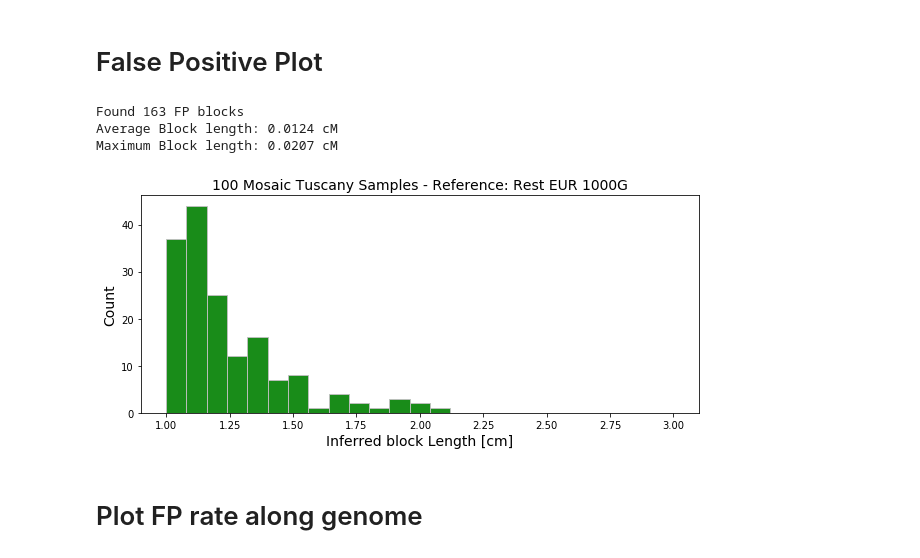
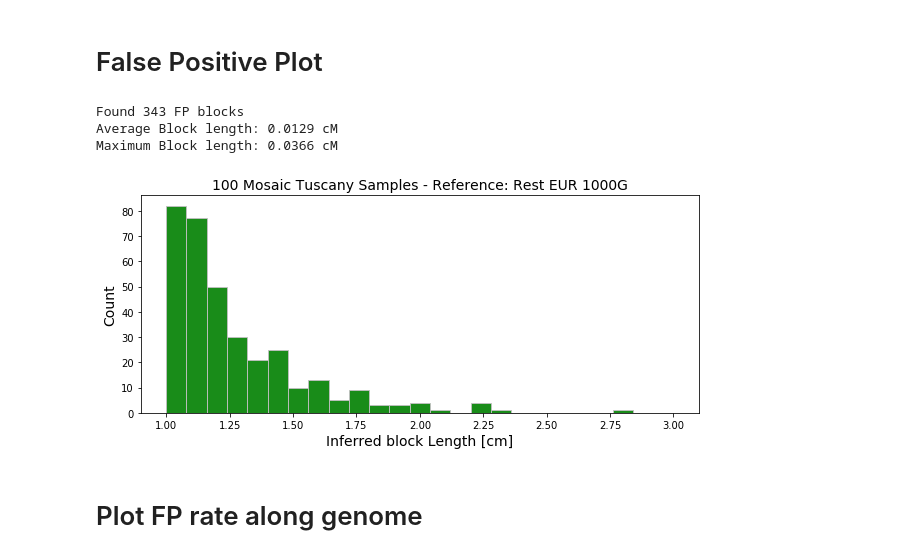
Before and after one commit to hringbauer/hapROH, a Jupyter notebook: Notebooks/Mosaic1000G_Analysis/1000G_Mosaic_analysis.ipynb, the cells around one changed output. Cells and saved outputs as stored; diff of their text form; code cells hidden in the pictures.

```diff
--- a/Notebooks/Mosaic1000G_Analysis/1000G_Mosaic_analysis.ipynb
+++ b/Notebooks/Mosaic1000G_Analysis/1000G_Mosaic_analysis.ipynb
@@ -299,10 +328,10 @@ plot_power(bl_lens=[1, 3, 5, 10], mosaic_folder = "../../Simulated/1000G_Mosaic/
 # %%
 def plot_fp_distribution(fs = 14, fs_l = 12, bins = np.linspace(1, 3, 26), xlim = (0, 13), figsize = (10, 4),
                         title = "100 Mosaic Tuscany Samples - Reference: Rest EUR 1000G",
-                         mosaic_folder = "../../Simulated/1000G_Mosaic/TSI/", ch=3, nr_iid = 100, blen_cm = 0):
+                         mosaic_folder = "../../Simulated/1000G_Mosaic/TSI/", ch=3, nr_iid = 100, blen_cm = 0, output_prefix=""):
     """ Plot the Distribution of false positive ROH calls"""
 
-    df_call_fp = collect_fp_df(mosaic_folder = mosaic_folder, ch = ch, nr_iid = nr_iid, blen_cm = blen_cm)
+    df_call_fp = collect_fp_df(mosaic_folder = mosaic_folder, ch = ch, nr_iid = nr_iid, blen_cm = blen_cm, output_prefix = output_prefix)
     false_power_statistics(df_call_fp)  # Do give some written statistics
 
 
@@ -316,13 +345,13 @@ def plot_fp_distribution(fs = 14, fs_l = 12, bins = np.linspace(1, 3, 26), xlim
     ax.set_xlabel("Inferred block Length [cm]", fontsize=fs)
     ax.set_ylabel("Count", fontsize=fs)
     plt.show()
-# %%
-plot_fp_distribution()
-# %% [output]
-Found 163 FP blocks
-Average Block length: 0.0124 cM
-Maximum Block length: 0.0207 cM
-[figure, removed]
+# %%
+plot_fp_distribution(ch=3, nr_iid = 100, blen_cm = 0, output_prefix="ROH385/", mosaic_folder = "../../Simulated/1000G_Mosaic/TSI5/")
+# %% [output]
+Found 343 FP blocks
+Average Block length: 0.0129 cM
+Maximum Block length: 0.0366 cM
+[figure, added]
 # %% [markdown]
 # Plot FP rate along genome
 # %%
```
Also changed, not shown: parts of 8 cells of this notebook, 4 other files.
